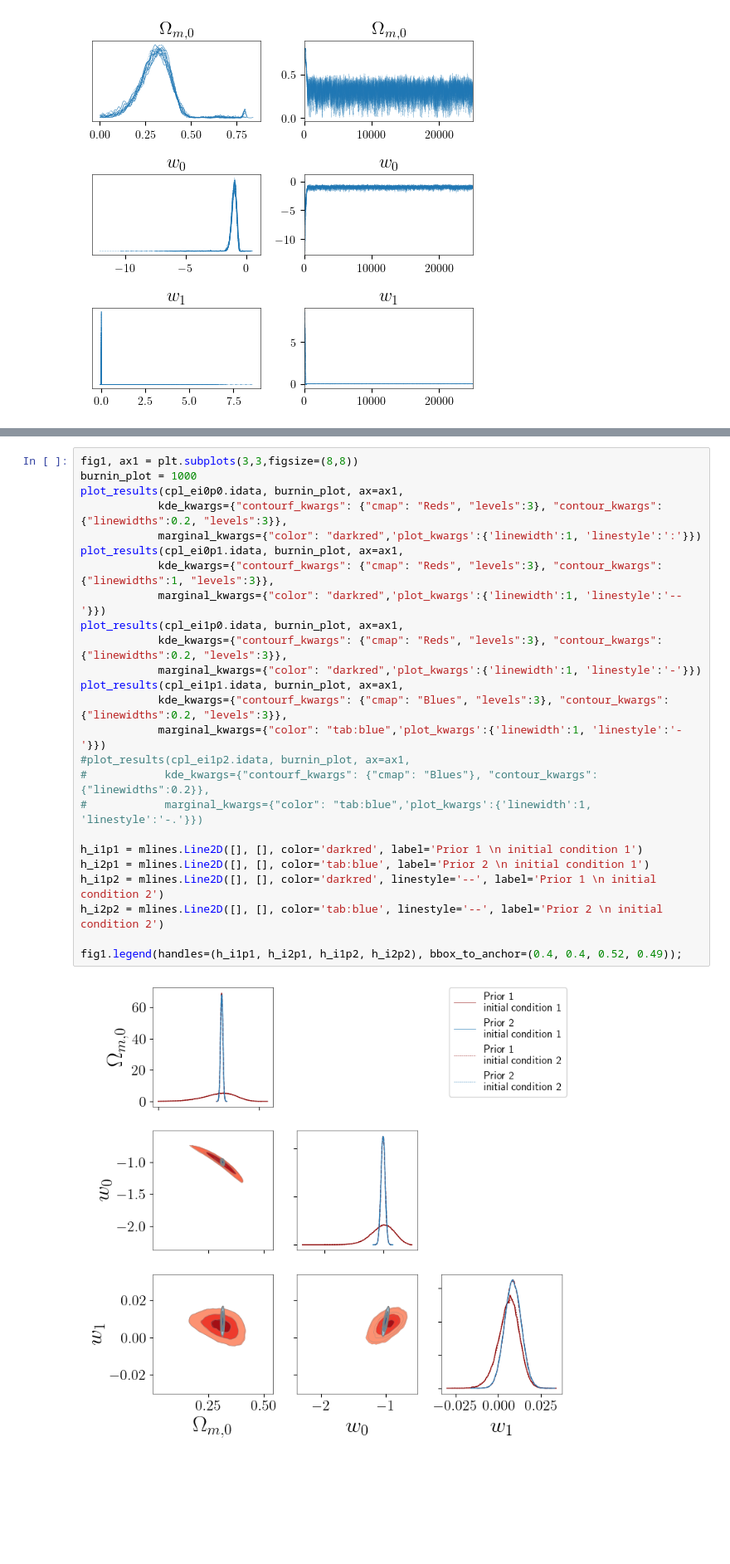
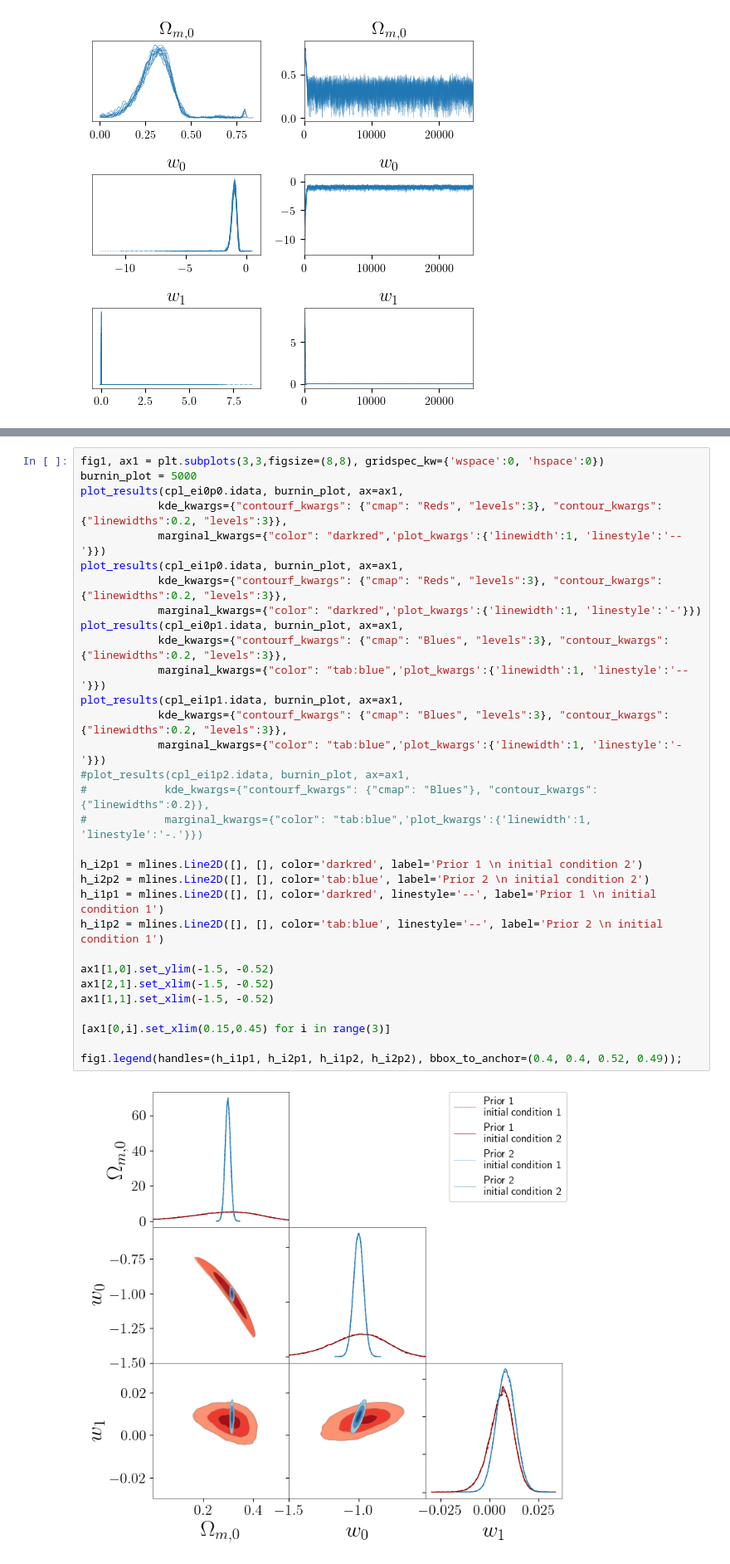
Before and after one commit to jakobk123/SN1a, a Jupyter notebook: notebooks/evaluation.ipynb, the cells around one changed output, grey strips where cells are left out. Shown at 83% size. Cells and saved outputs as stored; diff of their text form; blank space fills up the shorter version.

```diff
--- a/notebooks/evaluation.ipynb
+++ b/notebooks/evaluation.ipynb
@@ -470,30 +501,36 @@ fig2.legend(handles=h)
 # %%
-fig1, ax1 = plt.subplots(3,3,figsize=(8,8))
-burnin_plot = 1000
+fig1, ax1 = plt.subplots(3,3,figsize=(8,8), gridspec_kw={'wspace':0, 'hspace':0})
+burnin_plot = 5000
 plot_results(cpl_ei0p0.idata, burnin_plot, ax=ax1,
             kde_kwargs={"contourf_kwargs": {"cmap": "Reds", "levels":3}, "contour_kwargs": {"linewidths":0.2, "levels":3}},
-            marginal_kwargs={"color": "darkred",'plot_kwargs':{'linewidth':1, 'linestyle':':'}})
-plot_results(cpl_ei0p1.idata, burnin_plot, ax=ax1,
-            kde_kwargs={"contourf_kwargs": {"cmap": "Reds", "levels":3}, "contour_kwargs": {"linewidths":1, "levels":3}},
             marginal_kwargs={"color": "darkred",'plot_kwargs':{'linewidth':1, 'linestyle':'--'}})
 plot_results(cpl_ei1p0.idata, burnin_plot, ax=ax1,
             kde_kwargs={"contourf_kwargs": {"cmap": "Reds", "levels":3}, "contour_kwargs": {"linewidths":0.2, "levels":3}},
             marginal_kwargs={"color": "darkred",'plot_kwargs':{'linewidth':1, 'linestyle':'-'}})
+plot_results(cpl_ei0p1.idata, burnin_plot, ax=ax1,
+            kde_kwargs={"contourf_kwargs": {"cmap": "Blues", "levels":3}, "contour_kwargs": {"linewidths":0.2, "levels":3}},
+            marginal_kwargs={"color": "tab:blue",'plot_kwargs':{'linewidth':1, 'linestyle':'--'}})
 plot_results(cpl_ei1p1.idata, burnin_plot, ax=ax1,
             kde_kwargs={"contourf_kwargs": {"cmap": "Blues", "levels":3}, "contour_kwargs": {"linewidths":0.2, "levels":3}},
             marginal_kwargs={"color": "tab:blue",'plot_kwargs':{'linewidth':1, 'linestyle':'-'}})
 #plot_results(cpl_ei1p2.idata, burnin_plot, ax=ax1,
 #            kde_kwargs={"contourf_kwargs": {"cmap": "Blues"}, "contour_kwargs": {"linewidths":0.2}},
 #            marginal_kwargs={"color": "tab:blue",'plot_kwargs':{'linewidth':1, 'linestyle':'-.'}})
 
-h_i1p1 = mlines.Line2D([], [], color='darkred', label='Prior 1 \n initial condition 1')
-h_i2p1 = mlines.Line2D([], [], color='tab:blue', label='Prior 2 \n initial condition 1')
-h_i1p2 = mlines.Line2D([], [], color='darkred', linestyle='--', label='Prior 1 \n initial condition 2')
-h_i2p2 = mlines.Line2D([], [], color='tab:blue', linestyle='--', label='Prior 2 \n initial condition 2')
+h_i2p1 = mlines.Line2D([], [], color='darkred', label='Prior 1 \n initial condition 2')
+h_i2p2 = mlines.Line2D([], [], color='tab:blue', label='Prior 2 \n initial condition 2')
+h_i1p1 = mlines.Line2D([], [], color='darkred', linestyle='--', label='Prior 1 \n initial condition 1')
+h_i1p2 = mlines.Line2D([], [], color='tab:blue', linestyle='--', label='Prior 2 \n initial condition 1')
+
+ax1[1,0].set_ylim(-1.5, -0.52)
+ax1[2,1].set_xlim(-1.5, -0.52)
+ax1[1,1].set_xlim(-1.5, -0.52)
+
+[ax1[0,i].set_xlim(0.15,0.45) for i in range(3)]
 
 fig1.legend(handles=(h_i1p1, h_i2p1, h_i1p2, h_i2p2), bbox_to_anchor=(0.4, 0.4, 0.52, 0.49));
 # %% [output]
-[figure, old version]
+[figure, new version]
 # %%
 fig1, ax1 = plt.subplots(3,3,figsize=(8,8), gridspec_kw={'wspace':0, 'hspace':0})
 burnin_plot = 0
```
Also changed, not shown: parts of 39 cells of this notebook, 47 other files.
